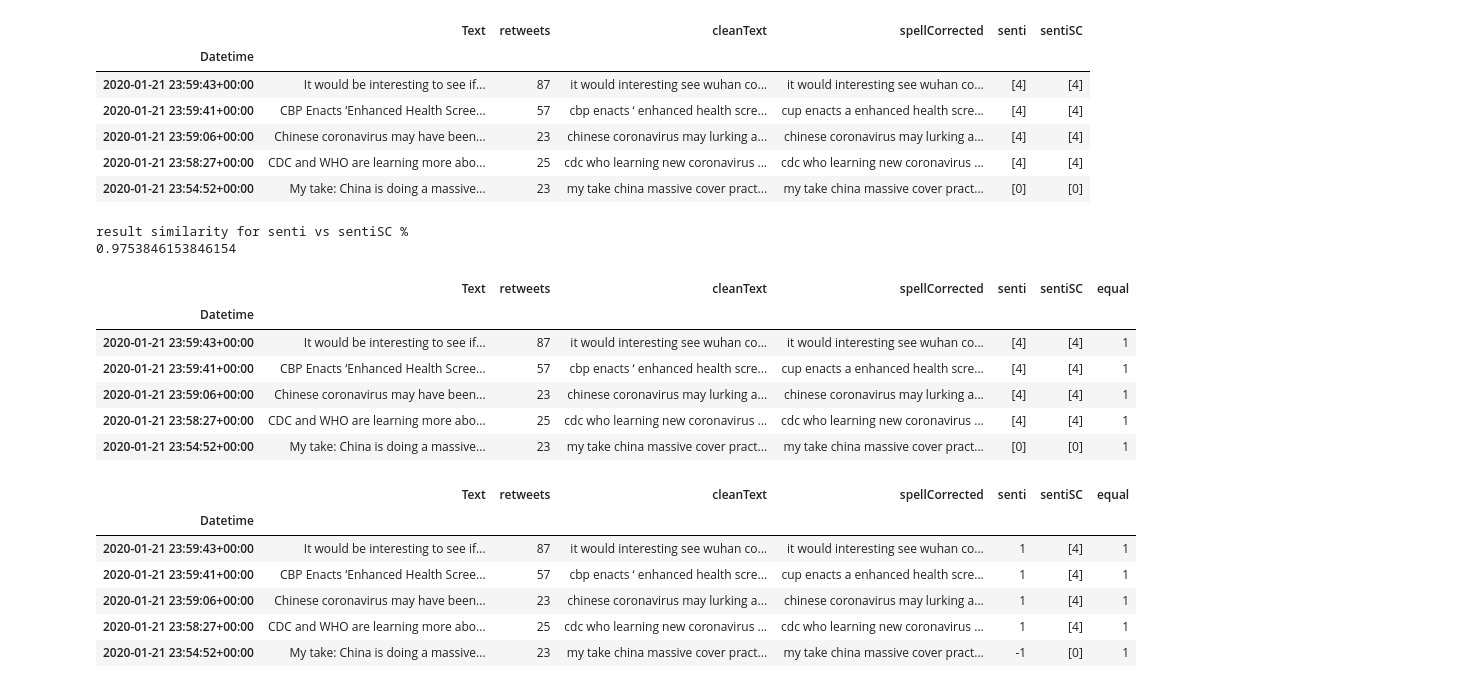
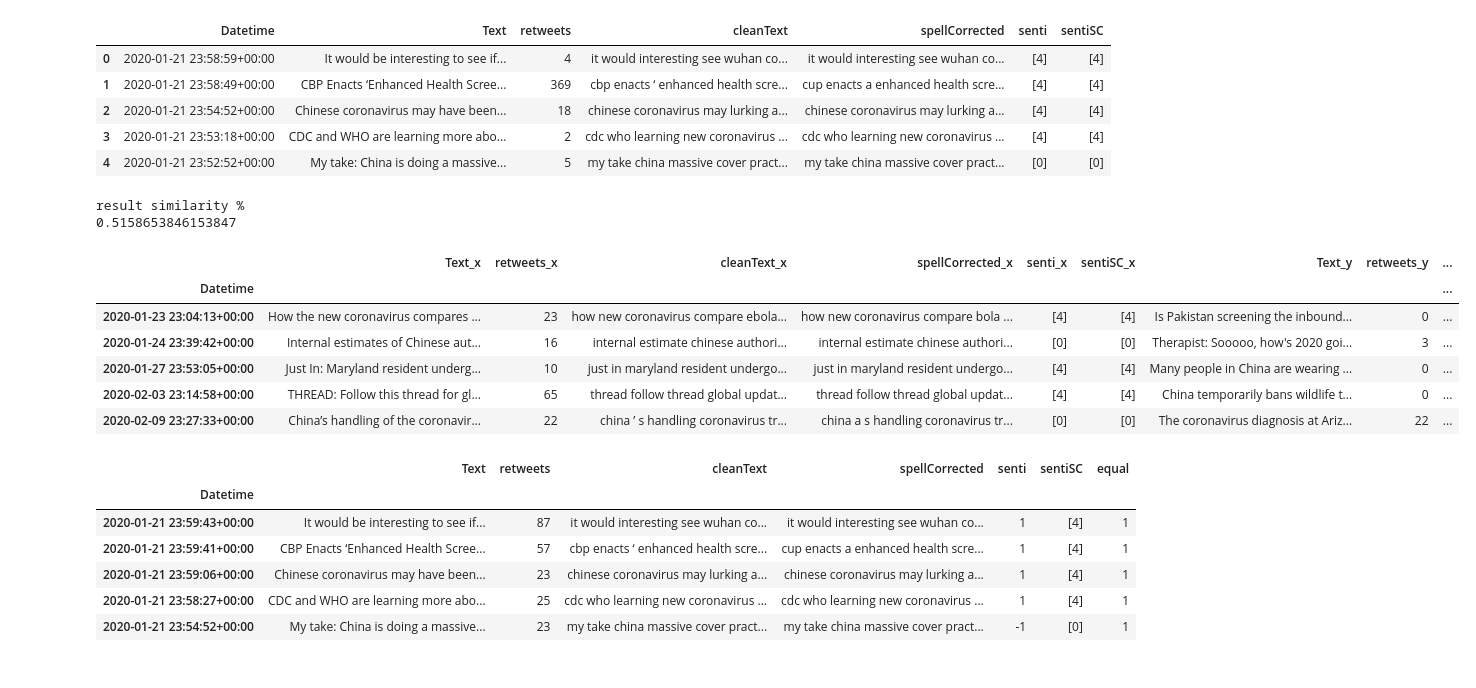
Before and after one commit to scavicchio/DataScienceforME, a Jupyter notebook: Result Data/Create Tweet Daily Averages.ipynb, the cells around one changed output. Drawn from its saved outputs; the diff is of its cells as text; code cells hidden in the pictures.

```diff
--- a/Result Data/Create Tweet Daily Averages.ipynb
+++ b/Result Data/Create Tweet Daily Averages.ipynb
@@ -7,42 +7,53 @@ tweet_gen = pd.read_csv('senti_general_covid_tweet_data.csv',parse_dates=['Datet
 tweet_ny_gen = pd.read_csv('senti_nyc_popular_tweet_data.csv',parse_dates=['Datetime'],index_col=['Datetime'])
 tweet_ny_covid = pd.read_csv('senti_nyc_covid_tweet_data.csv',parse_dates=['Datetime'],index_col=['Datetime'])
 
+tweet_gen = pd.read_csv('senti_general_covid_tweet_data.csv')
+tweet_ny_gen = pd.read_csv('senti_nyc_popular_tweet_data.csv')
+tweet_ny_covid = pd.read_csv('senti_nyc_covid_tweet_data.csv')
+
 tweet_gen = tweet_gen.drop(columns=['Unnamed: 0','Unnamed: 0.1']);
 tweet_ny_gen = tweet_ny_gen.drop(columns=['Unnamed: 0','Unnamed: 0.1']);
 tweet_ny_covid = tweet_ny_covid.drop(columns=['Unnamed: 0','Unnamed: 0.1']);
 # %%
-tweet_gen.head()
+tweet_ny_gen.head()
 # %% [output]
-|  | Text | retweets | cleanText | spellCorrected | senti | sentiSC |
-| Datetime |  |  |  |  |  |  |
-| 2020-01-21 23:59:43+00:00 | It would be interesting to see if... | 87 | it would interesting see wuhan co... | it would interesting see wuhan co... | [4] | [4] |
-| 2020-01-21 23:59:41+00:00 | CBP Enacts ‘Enhanced Health Scree... | 57 | cbp enacts ‘ enhanced health scre... | cup enacts a enhanced health scre... | [4] | [4] |
-| 2020-01-21 23:59:06+00:00 | Chinese coronavirus may have been... | 23 | chinese coronavirus may lurking a... | chinese coronavirus may lurking a... | [4] | [4] |
-| 2020-01-21 23:58:27+00:00 | CDC and WHO are learning more abo... | 25 | cdc who learning new coronavirus ... | cdc who learning new coronavirus ... | [4] | [4] |
-| 2020-01-21 23:54:52+00:00 | My take: China is doing a massive... | 23 | my take china massive cover pract... | my take china massive cover pract... | [0] | [0] |
+|  | Datetime | Text | retweets | cleanText | spellCorrected | senti | sentiSC |
+| 0 | 2020-01-21 23:58:59+00:00 | It would be interesting to see if... | 4 | it would interesting see wuhan co... | it would interesting see wuhan co... | [4] | [4] |
+| 1 | 2020-01-21 23:58:49+00:00 | CBP Enacts ‘Enhanced Health Scree... | 369 | cbp enacts ‘ enhanced health scre... | cup enacts a enhanced health scre... | [4] | [4] |
+| 2 | 2020-01-21 23:54:52+00:00 | Chinese coronavirus may have been... | 18 | chinese coronavirus may lurking a... | chinese coronavirus may lurking a... | [4] | [4] |
+| 3 | 2020-01-21 23:53:18+00:00 | CDC and WHO are learning more abo... | 2 | cdc who learning new coronavirus ... | cdc who learning new coronavirus ... | [4] | [4] |
+| 4 | 2020-01-21 23:52:52+00:00 | My take: China is doing a massive... | 5 | my take china massive cover pract... | my take china massive cover pract... | [0] | [0] |
 # %%
 #first lets figure out if the spell correction actually makes a difference for the sentiment
 
-tweet_gen['equal'] = np.where(tweet_gen['senti']==tweet_gen['sentiSC'],1,0)
-tweet_ny_gen['equal'] = np.where(tweet_ny_gen['senti']==tweet_ny_gen['sentiSC'],1,0)
-tweet_ny_covid['equal'] = np.where(tweet_ny_covid['senti']==tweet_ny_covid['sentiSC'],1,0)
-print('result similarity for senti vs sentiSC %')
-print(tweet_gen['equal'].sum()/len(tweet_gen))
+tweet_gen.sort_index(inplace=True)
+tweet_ny_gen.sort_index(inplace=True)
+tweet_ny_covid.sort_index(inplace=True)
+
+mTT = pd.merge(left=tweet_ny_covid,right=tweet_ny_gen,left_index=True,right_index=True)
+nEqual = 0
+
+mTT['equal'] = np.where(mTT['Text_x']==mTT['Text_y'],1,0)
+
+
+
+print('result similarity %')
+print(mTT['equal'].sum()/len(tweet_gen))
 
 # looks like it didn't make much of a difference at all
 # %% [output]
-result similarity for senti vs sentiSC %
-0.9753846153846154
+result similarity %
+0.5158653846153847
 # %%
-tweet_gen.head()
+mTT.head()
 # %% [output]
-|  | Text | retweets | cleanText | spellCorrected | senti | sentiSC | equal |
-| Datetime |  |  |  |  |  |  |  |
-| 2020-01-21 23:59:43+00:00 | It would be interesting to see if... | 87 | it would interesting see wuhan co... | it would interesting see wuhan co... | [4] | [4] | 1 |
-| 2020-01-21 23:59:41+00:00 | CBP Enacts ‘Enhanced Health Scree... | 57 | cbp enacts ‘ enhanced health scre... | cup enacts a enhanced health scre... | [4] | [4] | 1 |
-| 2020-01-21 23:59:06+00:00 | Chinese coronavirus may have been... | 23 | chinese coronavirus may lurking a... | chinese coronavirus may lurking a... | [4] | [4] | 1 |
-| 2020-01-21 23:58:27+00:00 | CDC and WHO are learning more abo... | 25 | cdc who learning new coronavirus ... | cdc who learning new coronavirus ... | [4] | [4] | 1 |
-| 2020-01-21 23:54:52+00:00 | My take: China is doing a massive... | 23 | my take china massive cover pract... | my take china massive cover pract... | [0] | [0] | 1 |
+|  | Text_x | retweets_x | cleanText_x | spellCorrected_x | senti_x | sentiSC_x | Text_y | retweets_y | ... |
+| Datetime |  |  |  |  |  |  |  |  | ... |
+| 2020-01-23 23:04:13+00:00 | How the new coronavirus compares ... | 23 | how new coronavirus compare ebola... | how new coronavirus compare bola ... | [4] | [4] | Is Pakistan screening the inbound... | 0 | ... |
+| 2020-01-24 23:39:42+00:00 | Internal estimates of Chinese aut... | 16 | internal estimate chinese authori... | internal estimate chinese authori... | [0] | [0] | Therapist: Sooooo, how's 2020 goi... | 3 | ... |
+| 2020-01-27 23:53:05+00:00 | Just In: Maryland resident underg... | 10 | just in maryland resident undergo... | just in maryland resident undergo... | [4] | [4] | Many people in China are wearing ... | 0 | ... |
+| 2020-02-03 23:14:58+00:00 | THREAD: Follow this thread for gl... | 65 | thread follow thread global updat... | thread follow thread global updat... | [4] | [4] | China temporarily bans wildlife t... | 0 | ... |
+| 2020-02-09 23:27:33+00:00 | China’s handling of the coronavir... | 22 | china ’ s handling coronavirus tr... | china a s handling coronavirus tr... | [0] | [0] | The coronavirus diagnosis at Ariz... | 22 | ... |
 # %%
 # changing the pos/neg scores to -1 or 1
 
```
Also changed, not shown: parts of 2 cells of this notebook, 21 other files.
